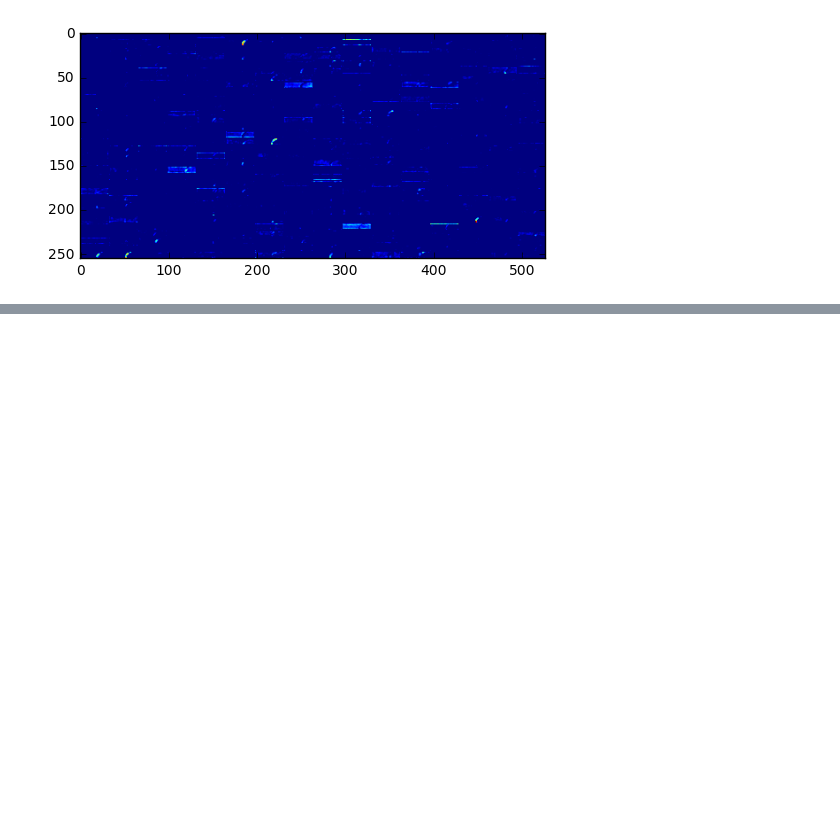
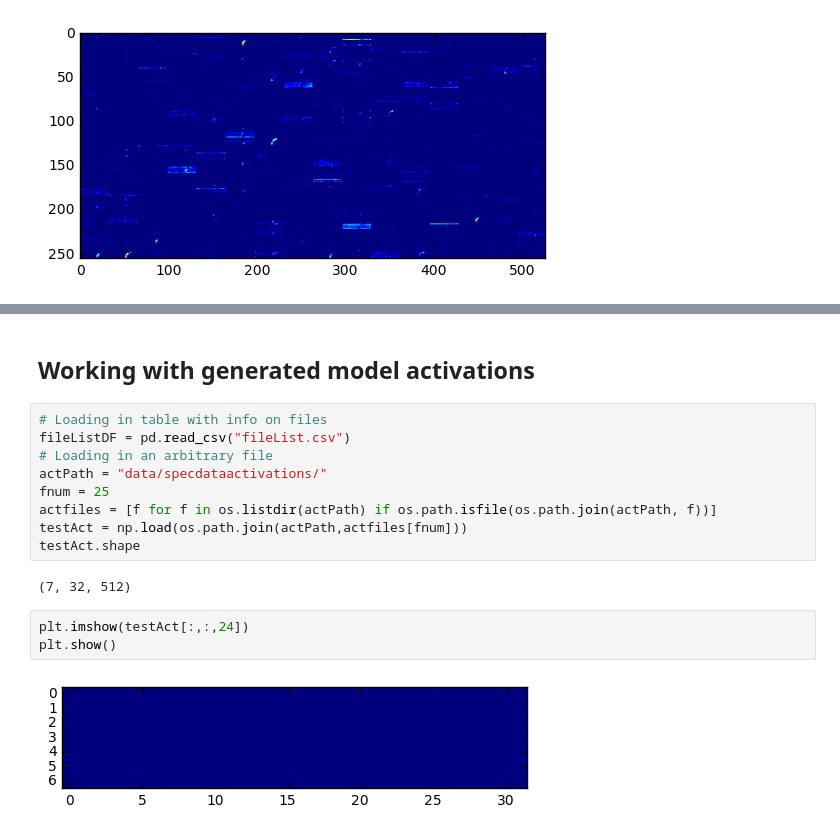
Before and after one commit to akashmjn/cs341-ibm-seti, a Jupyter notebook: data-transformation.ipynb, the cells around one changed output, grey strips where cells are left out. Drawn from its saved outputs; the diff is of its cells as text; blank space fills up the shorter version.

Commit message:
Generating and combining model activations into dataset completed

```diff
--- a/data-transformation.ipynb
+++ b/data-transformation.ipynb
@@ -80,0 +143,18 @@ KeyboardInterrupt:
+# %% [markdown]
+## Working with generated model activations
+# %%
+# Loading in table with info on files
+fileListDF = pd.read_csv("fileList.csv")
+# Loading in an arbitrary file
+actPath = "data/specdataactivations/"
+fnum = 25
+actfiles = [f for f in os.listdir(actPath) if os.path.isfile(os.path.join(actPath, f))]
+testAct = np.load(os.path.join(actPath,actfiles[fnum]))
+testAct.shape
+# %% [output]
+(7, 32, 512)
+# %%
+plt.imshow(testAct[:,:,24])
+plt.show()
+# %% [output]
+[figure, added]
```
Also changed, not shown: parts of 8 cells of this notebook, 1 other file.
